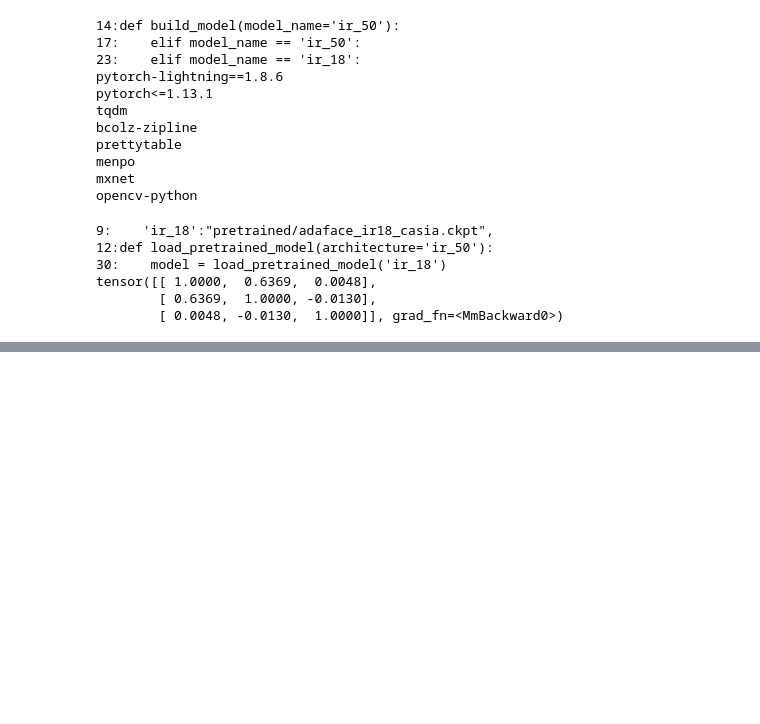
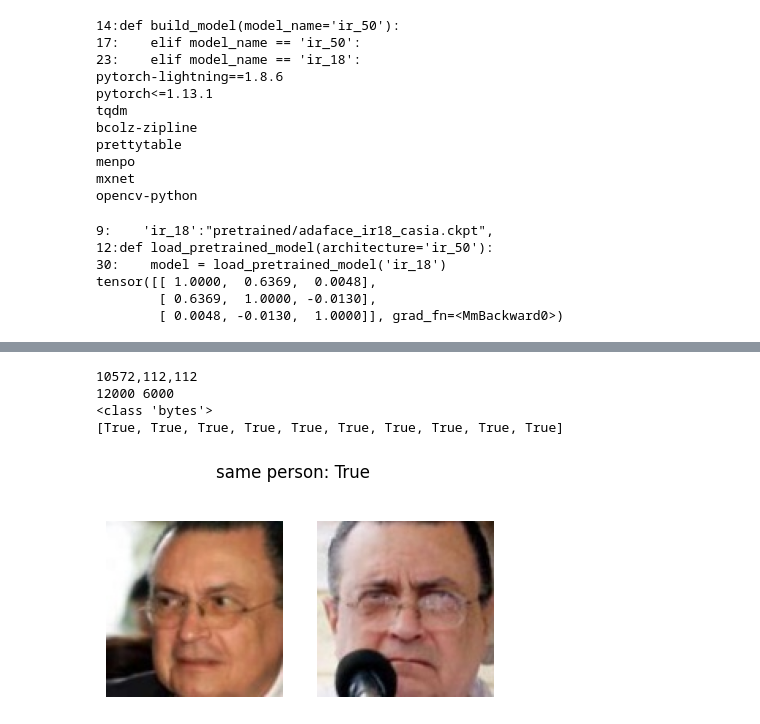
Before and after one commit to sreyabandyo/comp1818_face_verification, a Jupyter notebook: comp1818_face_verification.ipynb, the cells around one changed output, grey strips where cells are left out. Cells and saved outputs as stored; diff of their text form; code cells hidden in the pictures; blank space fills up the shorter version.

```diff
--- a/comp1818_face_verification.ipynb
+++ b/comp1818_face_verification.ipynb
@@ -130,0 +191,27 @@ tensor([[ 1.0000,  0.6369,  0.0048],
+# %%
+!cat data/faces_webface_112x112/property
+
+import pickle
+with open('data/faces_webface_112x112/lfw.bin', 'rb') as f:
+    bins, issame = pickle.load(f, encoding='bytes')
+print(len(bins), len(issame))
+print(type(bins[0]))
+print(issame[:10])
+# %% [output]
+10572,112,112
+12000 6000
+<class 'bytes'>
+[True, True, True, True, True, True, True, True, True, True]
+# %%
+import io
+from PIL import Image
+import matplotlib.pyplot as plt
+
+fig, axes = plt.subplots(1, 2, figsize=(5, 3))
+for ax, i in zip(axes, [0, 1]):
+    ax.imshow(Image.open(io.BytesIO(bins[i])))
+    ax.axis('off')
+plt.suptitle(f"same person: {issame[0]}")
+plt.show()
+# %% [output]
+[figure, added]
```
Also changed, not shown: parts of 9 cells of this notebook.
